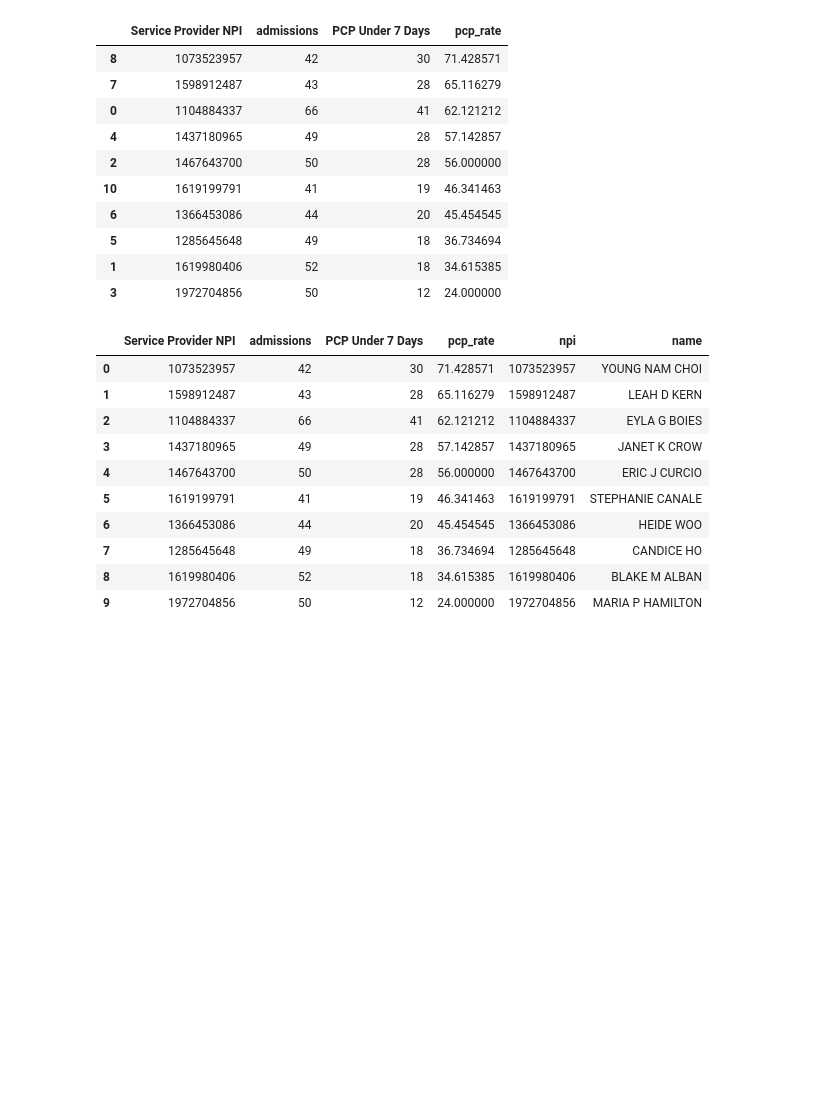
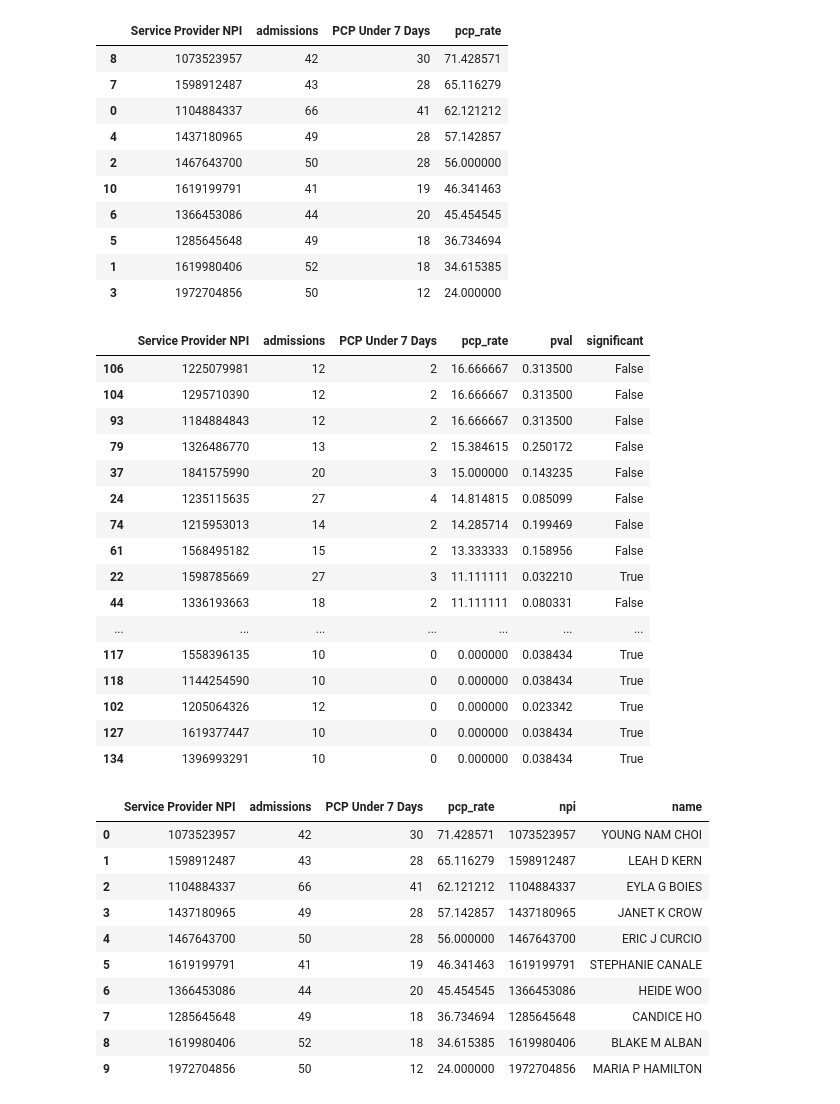
Before and after one commit to Engu12/hospital-readmission_pandas, a Jupyter notebook: hilber_notebook.ipynb, the cells around one changed output. Drawn from its saved outputs; the diff is of its cells as text; code cells hidden in the pictures; blank space fills up the shorter version.

```diff
--- a/hilber_notebook.ipynb
+++ b/hilber_notebook.ipynb
@@ -1420,6 +1466,26 @@ service_providers3
 | 5 | 1285645648 | 49 | 18 | 36.734694 |
 | 1 | 1619980406 | 52 | 18 | 34.615385 |
 | 3 | 1972704856 | 50 | 12 | 24.000000 |
+# %%
+service_providers2.tail(20)
+# %% [output]
+|  | Service Provider NPI | admissions | PCP Under 7 Days | pcp_rate | pval | significant |
+| 106 | 1225079981 | 12 | 2 | 16.666667 | 0.313500 | False |
+| 104 | 1295710390 | 12 | 2 | 16.666667 | 0.313500 | False |
+| 93 | 1184884843 | 12 | 2 | 16.666667 | 0.313500 | False |
+| 79 | 1326486770 | 13 | 2 | 15.384615 | 0.250172 | False |
+| 37 | 1841575990 | 20 | 3 | 15.000000 | 0.143235 | False |
+| 24 | 1235115635 | 27 | 4 | 14.814815 | 0.085099 | False |
+| 74 | 1215953013 | 14 | 2 | 14.285714 | 0.199469 | False |
+| 61 | 1568495182 | 15 | 2 | 13.333333 | 0.158956 | False |
+| 22 | 1598785669 | 27 | 3 | 11.111111 | 0.032210 | True |
+| 44 | 1336193663 | 18 | 2 | 11.111111 | 0.080331 | False |
+| ... | ... | ... | ... | ... | ... | ... |
+| 117 | 1558396135 | 10 | 0 | 0.000000 | 0.038434 | True |
+| 118 | 1144254590 | 10 | 0 | 0.000000 | 0.038434 | True |
+| 102 | 1205064326 | 12 | 0 | 0.000000 | 0.023342 | True |
+| 127 | 1619377447 | 10 | 0 | 0.000000 | 0.038434 | True |
+| 134 | 1396993291 | 10 | 0 | 0.000000 | 0.038434 | True |
 # %%
 service_providers4 = service_providers3.merge(service_providers_list, left_on='Service Provider NPI', right_on='npi', how='left')
 service_providers4
```
Also changed, not shown: parts of 21 cells of this notebook, 5 other files.
